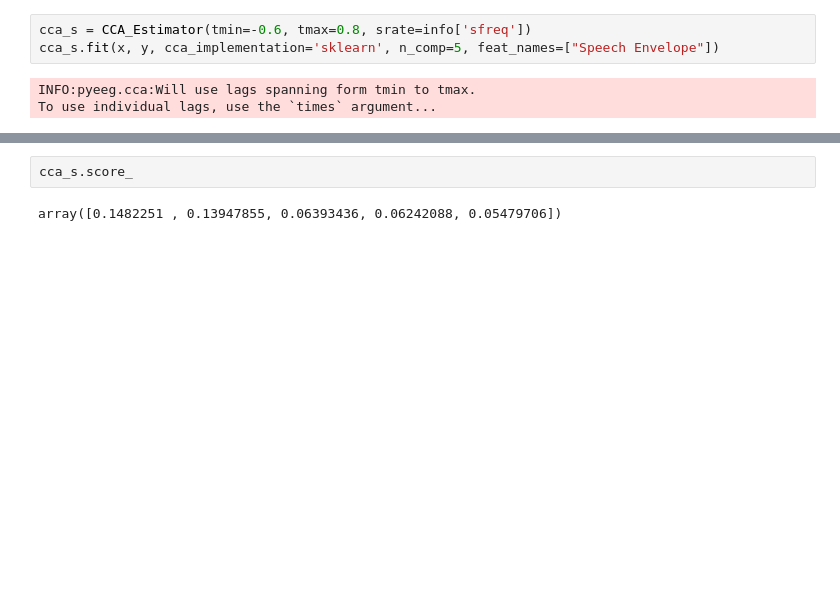
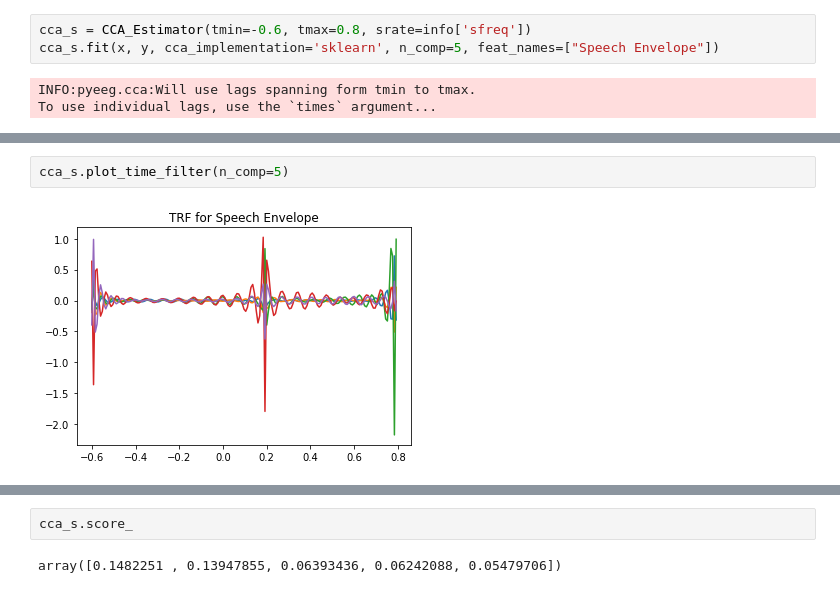
Before and after one commit to Hugo-W/pyEEG, a Jupyter notebook: docs/source/examples/CCA_envelope_p4.ipynb, the cells around one changed output, grey strips where cells are left out. Drawn from its saved outputs; the diff is of its cells as text; blank space fills up the shorter version.

```diff
--- a/docs/source/examples/CCA_envelope_p4.ipynb
+++ b/docs/source/examples/CCA_envelope_p4.ipynb
@@ -171,0 +180,4 @@ To use individual lags, use the `times` argument...
+# %%
+cca_s.plot_time_filter(n_comp=5)
+# %% [output]
+[figure, added]
```
Also changed, not shown: parts of 6 cells of this notebook, 1 other file.
